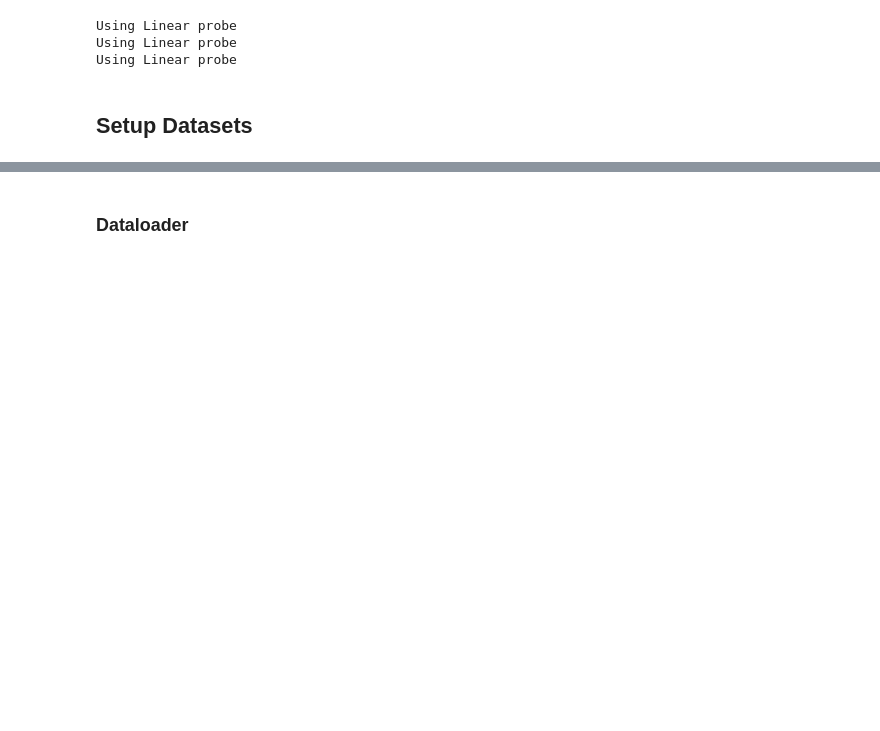
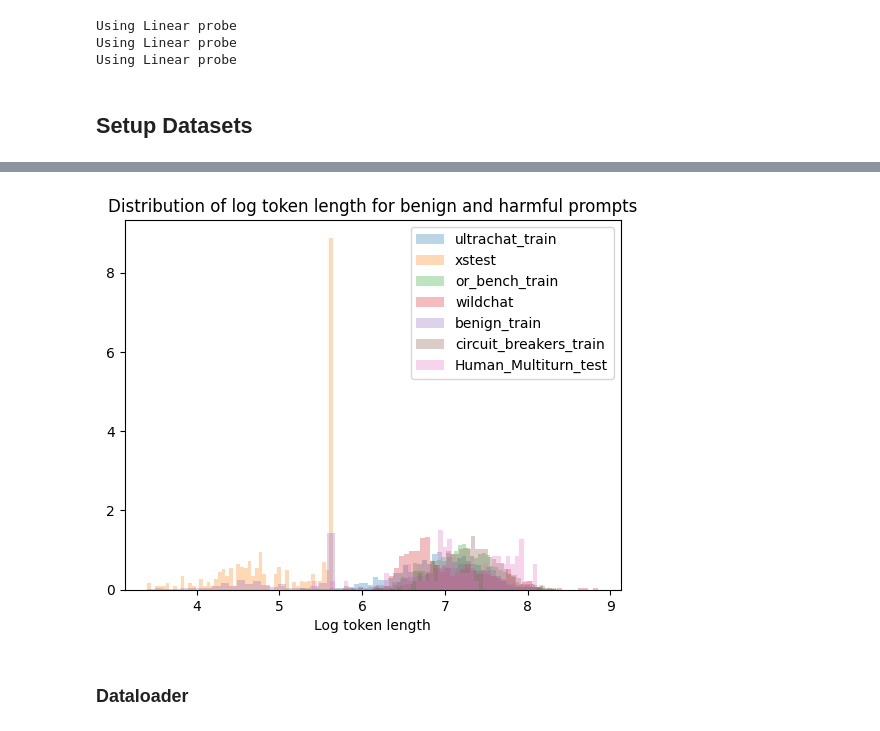
Before and after one commit to abhay-sheshadri/sae_experiments, a Jupyter notebook: lora_train_model.ipynb, the cells around one changed output, grey strips where cells are left out. Drawn from its saved outputs; the diff is of its cells as text; code cells hidden in the pictures; blank space fills up the shorter version.

```diff
--- a/lora_train_model.ipynb
+++ b/lora_train_model.ipynb
@@ -332,3 +348,13 @@ len(all_prompts["benign_train"][0][1])
+# %%
+# plot token length distribution of benign train and circuit breakers train
+for dataset in ["ultrachat_train", "xstest", "or_bench_train", "wildchat", "benign_train", "circuit_breakers_train", "Human_Multiturn_test"]:
+    plt.hist([np.log(len(x)) for x in tokenizer(all_prompts[dataset][0]).input_ids], bins=50, label=dataset, density=True, alpha=0.3)
+plt.title("Distribution of log token length for benign and harmful prompts")
+plt.xlabel("Log token length")
+plt.legend()
+plt.show()
+# %% [output]
+[figure, added]
 # %% [markdown]
 ### Dataloader
 # %%
```
Also changed, not shown: parts of 12 cells of this notebook, 8 other files.
